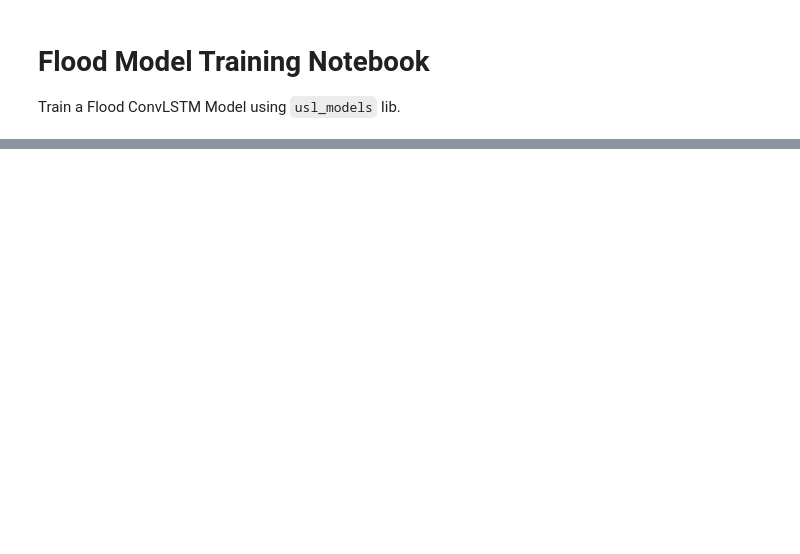
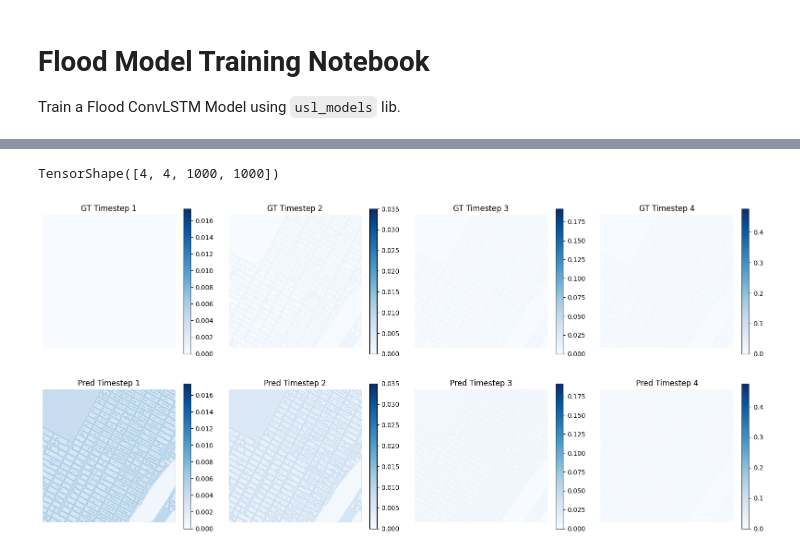
Before and after one commit to UrbanSystemsLab/climateiq-cnn, a Jupyter notebook: usl_models/notebooks/htune_flood_model.ipynb, the cells around one changed output, grey strips where cells are left out. Drawn from its saved outputs; the diff is of its cells as text; code cells hidden in the pictures; blank space fills up the shorter version.

```diff
--- a/usl_models/notebooks/htune_flood_model.ipynb
+++ b/usl_models/notebooks/htune_flood_model.ipynb
@@ -249,6 +423,59 @@ model.save_model(log_dir + "/model")
+# %%
+from usl_models.flood_ml.model import SpatialAttention
+custom_objects = {'SpatialAttention': SpatialAttention}
+loaded_model = tf.keras.models.load_model(
+    model_path,
+    custom_objects=custom_objects,
+    compile=False
+)
+model._model.set_weights(loaded_model.get_weights())
 # %%
-# # # Test calling the model for n predictions
-# full_dataset = load_dataset(sim_names=sim_names, batch_size=1, dataset_split= "train")
-# inputs, labels = next(iter(full_dataset))
-# predictions = model.call_n(inputs, n=4)
-# # predictions.shape
+# # Test calling the model for n predictions
+full_dataset = load_dataset(sim_names=sim_names, batch_size=4, dataset_split= "train")
+
+inputs, labels = next(iter(full_dataset))
+predictions = model.call_n(inputs, n=4)
+predictions.shape
+# %% [output]
+TensorShape([4, 4, 1000, 1000])
+# %%
+import matplotlib.pyplot as plt
+
+# Take one batch from dataset
+inputs, ground_truth = next(iter(full_dataset))  # or train_dataset
+
+# Make prediction
+predictions = model.call_n(inputs, n=4).numpy()
+ground_truth = ground_truth.numpy()
+
+# Select a sample from the batch
+batch_index = 0
+n_timesteps = predictions.shape[1]
+
+fig, axes = plt.subplots(2, n_timesteps, figsize=(4 * n_timesteps, 8))
+
+for t in range(n_timesteps):
+    # Common vmax for consistent color scaling
+    vmax_val = max(
+        ground_truth[batch_index, t, :, :].max(),
+        predictions[batch_index, t, :, :].max()
+    )
+
+    # Ground Truth
+    ax_gt = axes[0, t]
+    im_gt = ax_gt.imshow(ground_truth[batch_index, t, :, :], cmap='Blues', vmin=0, vmax=vmax_val)
+    ax_gt.set_title(f'GT Timestep {t+1}')
+    ax_gt.axis('off')
+    plt.colorbar(im_gt, ax=ax_gt, shrink=0.8)
+
+    # Prediction
+    ax_pred = axes[1, t]
+    im_pred = ax_pred.imshow(predictions[batch_index, t, :, :], cmap='Blues', vmin=0, vmax=vmax_val)
+    ax_pred.set_title(f'Pred Timestep {t+1}')
+    ax_pred.axis('off')
+    plt.colorbar(im_pred, ax=ax_pred, shrink=0.8)
+
+plt.tight_layout()
+plt.show()
+# %% [output]
+[figure, added]
```
Also changed, not shown: parts of 12 cells of this notebook, 2 other files.
